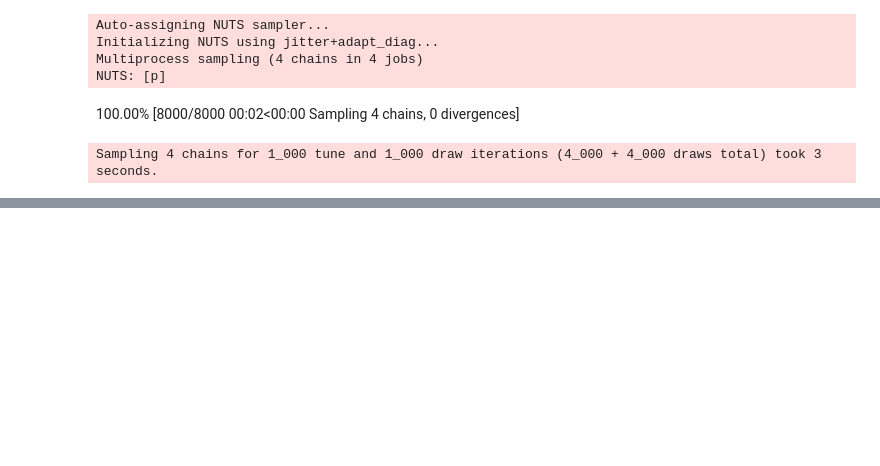
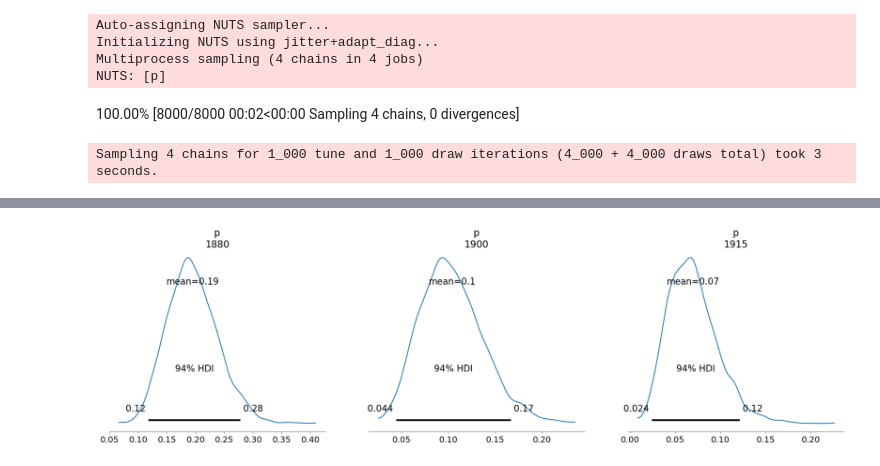
Before and after one commit to AnttiHaerkoenen/spatial_segregation, a Jupyter notebook: notebooks/segregation_change_1880-1915.ipynb, the cells around one changed output, grey strips where cells are left out. Drawn from its saved outputs; the diff is of its cells as text; code cells hidden in the pictures; blank space fills up the shorter version.

```diff
--- a/notebooks/segregation_change_1880-1915.ipynb
+++ b/notebooks/segregation_change_1880-1915.ipynb
@@ -887,0 +889,5 @@ plt.show()
+# %%
+az.plot_posterior(idata)
+plt.show()
+# %% [output]
+[figure, added]
```
Also changed, not shown: parts of 18 cells of this notebook, 4 other files.
